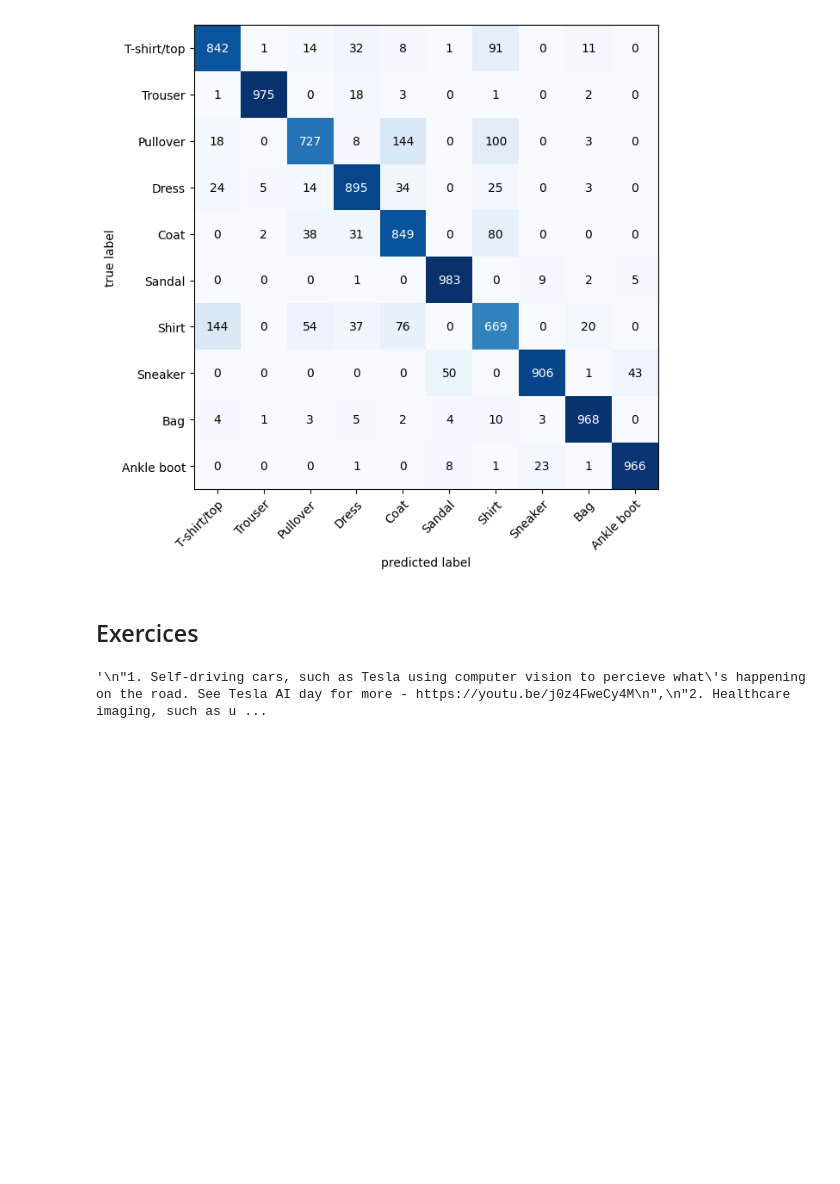
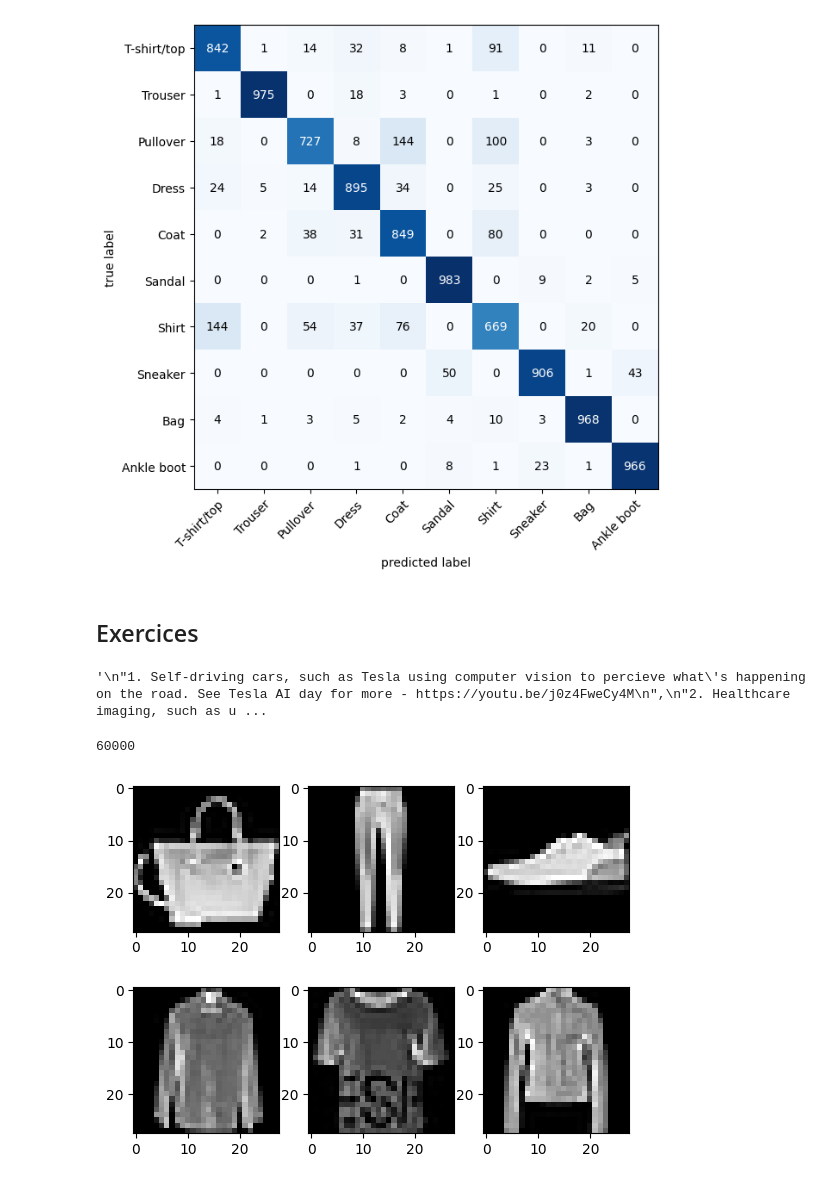
Before and after one commit to TudorMurariu/Learning-Pytorch, a Jupyter notebook: 03 PyTorch Computer Vision.ipynb, the cells around one changed output. Drawn from its saved outputs; the diff is of its cells as text; code cells hidden in the pictures; blank space fills up the shorter version.

```diff
--- a/03 PyTorch Computer Vision.ipynb
+++ b/03 PyTorch Computer Vision.ipynb
@@ -427,3 +427,20 @@ test_data = datasets.FashionMNIST(
     download=True,
     transform=ToTensor()
 )
+
+len(train_data)
+# %% [output]
+60000
+# %%
+# 6. Visualize at least 5 different samples of the MNIST training dataset.
+import random
+
+for i in range(6):
+   plt.subplot(2, 3, i+1)
+   idx = random.randint(0, len(train_data))
+   image, label = train_data[idx]
+   plt.imshow(image.squeeze(), cmap="gray")
+
+plt.show()
+# %% [output]
+[figure, added]
```
